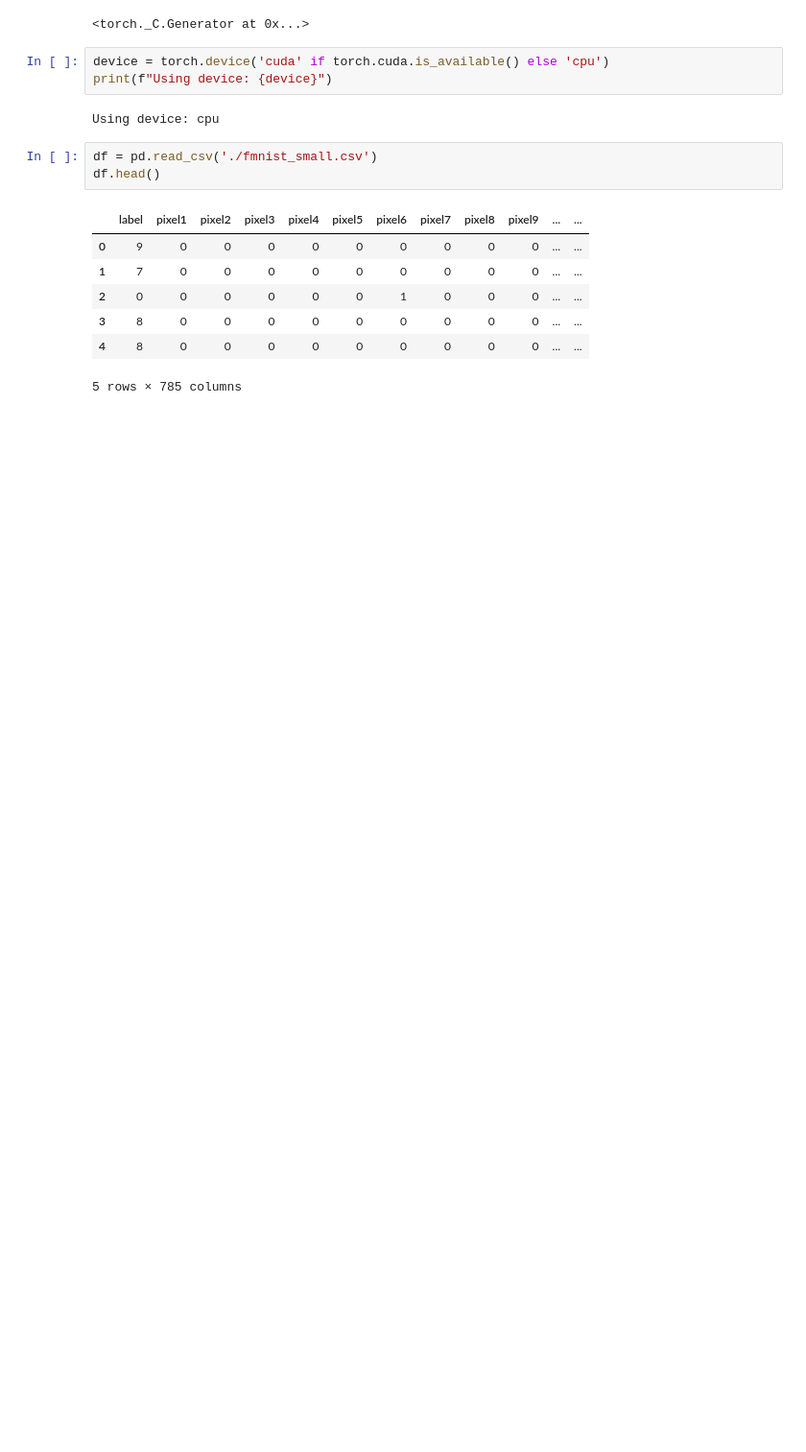
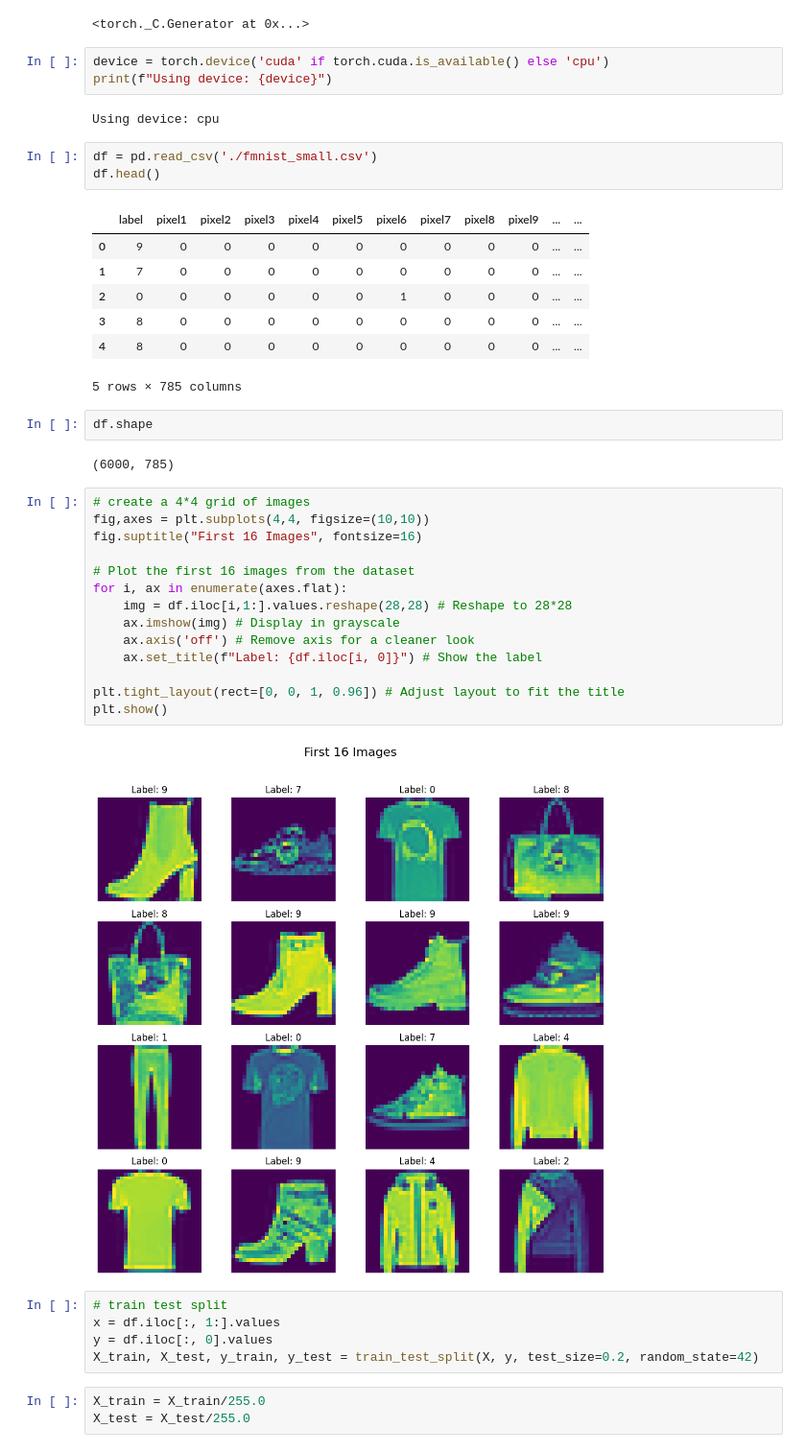
Before and after one commit to parth-18-bansal/CNN, a Jupyter notebook: cnn_implementation.ipynb, the cells around one changed output. Shown at 96% size. Cells and saved outputs as stored; diff of their text form; blank space fills up the shorter version.

```diff
--- a/cnn_implementation.ipynb
+++ b/cnn_implementation.ipynb
@@ -26,3 +26,31 @@ df.head()
 | 3 | 8 | 0 | 0 | 0 | 0 | 0 | 0 | 0 | 0 | 0 | ... | ... |
 | 4 | 8 | 0 | 0 | 0 | 0 | 0 | 0 | 0 | 0 | 0 | ... | ... |
 5 rows × 785 columns
+# %%
+df.shape
+# %% [output]
+(6000, 785)
+# %%
+# create a 4*4 grid of images
+fig,axes = plt.subplots(4,4, figsize=(10,10))
+fig.suptitle("First 16 Images", fontsize=16)
+
+# Plot the first 16 images from the dataset
+for i, ax in enumerate(axes.flat):
+    img = df.iloc[i,1:].values.reshape(28,28) # Reshape to 28*28
+    ax.imshow(img) # Display in grayscale
+    ax.axis('off') # Remove axis for a cleaner look
+    ax.set_title(f"Label: {df.iloc[i, 0]}") # Show the label
+
+plt.tight_layout(rect=[0, 0, 1, 0.96]) # Adjust layout to fit the title
+plt.show()
+# %% [output]
+[figure, added]
+# %%
+# train test split
+x = df.iloc[:, 1:].values
+y = df.iloc[:, 0].values
+X_train, X_test, y_train, y_test = train_test_split(X, y, test_size=0.2, random_state=42)
+# %%
+X_train = X_train/255.0
+X_test = X_test/255.0
```
Also changed, not shown: parts of 6 cells of this notebook.
